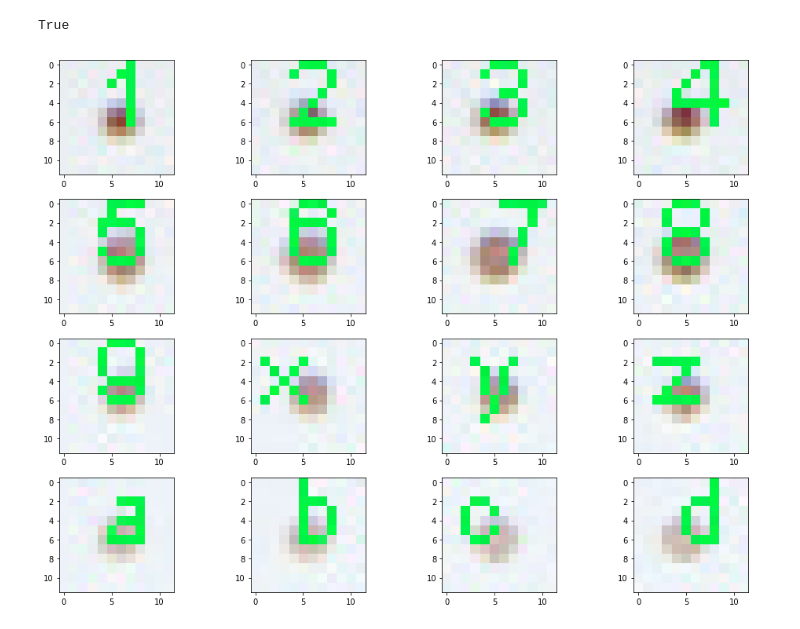
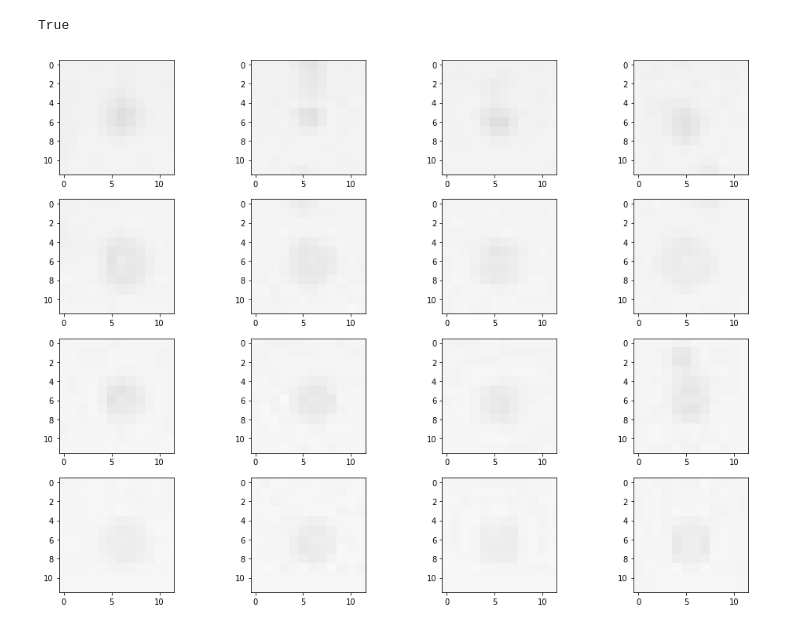
Before and after one commit to CSF-BioComp/marquant, a Jupyter notebook: experiments/image_registration.ipynb, the cells around one changed output. Drawn from its saved outputs; the diff is of its cells as text; code cells hidden in the pictures.

```diff
--- a/experiments/image_registration.ipynb
+++ b/experiments/image_registration.ipynb
@@ -6,6 +6,11 @@ import imutils
 import numpy as np
 import matplotlib
 from matplotlib import pyplot as plt
+import pandas as pd
+
+import functools
+imgshowg = functools.partial(plt.imshow, cmap='gray', interpolation='none', vmin=0, vmax=255)
+imgshowc = functools.partial(plt.imshow, interpolation='none', vmin=0, vmax=255)
 
 matplotlib.rc('figure', figsize=(14, 10))
 # %%
@@ -134,11 +136,18 @@ grids = extract_all_grids(aligned_text, grid_pos)
+# %%
+# Load a aligned template with annoted cells in order to test point extraction
+aligned_text = cv.imread('./aligned_text.tif')
+aligned_text = cv.cvtColor(aligned_text, cv.COLOR_BGR2GRAY)
+grids = extract_all_grids(aligned_text, grid_pos)
 # %%
+# Plot all points of a cell
+cell = 0
 plt.subplots(4, 4)
-for i in range(4):
-    for j in range(4):
-        plt.subplot(4, 4, i*4 + j + 1)
-        plt.imshow(grids[3, i, j, :, :, :])
+for row in range(4):
+    for column in range(4):
+        plt.subplot(4, 4, row*4 + column + 1)
+        imgshowg(grids[cell, row, column, :, :])
 
 plt.tight_layout()
 plt.show()
 # %% [output]
-[figure, old version]
+[figure, new version]
```
Also changed, not shown: parts of 14 cells of this notebook.
